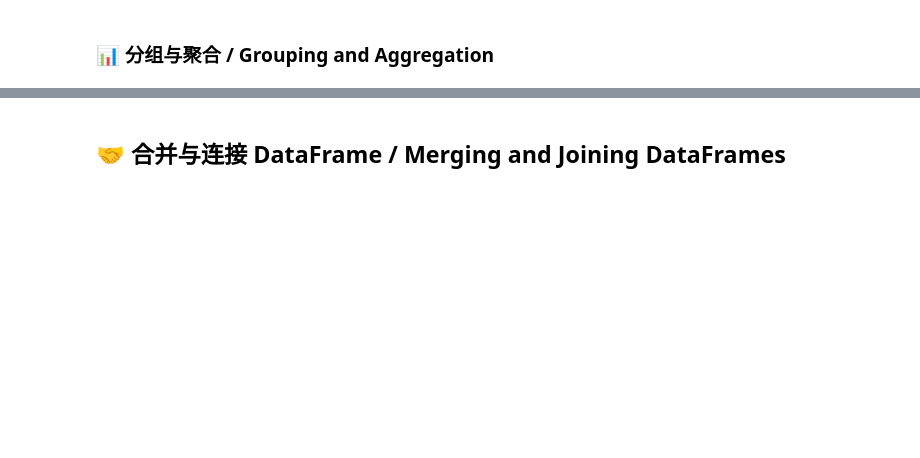
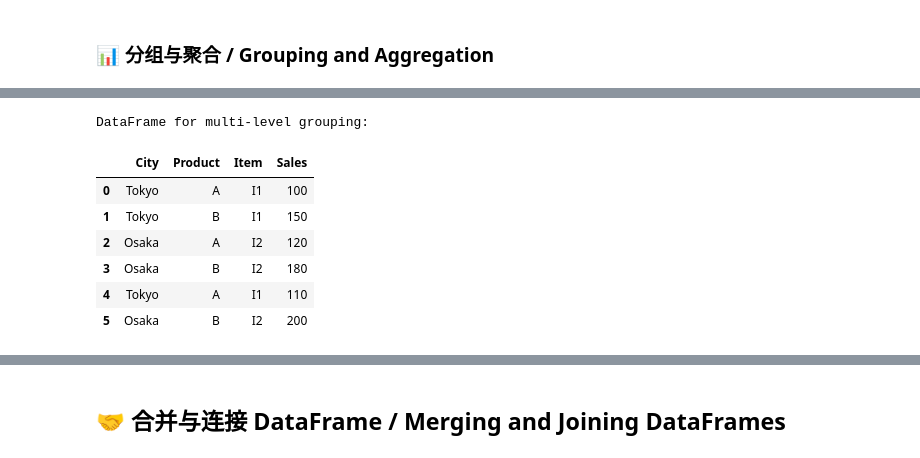
Before and after one commit to XTMay/python-data-science-course, a Jupyter notebook: notebooks/Lec_3_4_Introduction_to_Pandas.ipynb, the cells around one changed output, grey strips where cells are left out. Saved outputs shown, nothing was run; the diff lists cells and outputs as text; code cells hidden in the pictures; blank space fills up the shorter version.

```diff
--- a/notebooks/Lec_3_4_Introduction_to_Pandas.ipynb
+++ b/notebooks/Lec_3_4_Introduction_to_Pandas.ipynb
@@ -524,11 +707,21 @@ display(grouped_multi_agg)
 # %%
 # Create a DataFrame with multiple grouping columns
 data_multi_group = {
     'City': ['Tokyo', 'Tokyo', 'Osaka', 'Osaka', 'Tokyo', 'Osaka'],
     'Product': ['A', 'B', 'A', 'B', 'A', 'B'],
+    'Item': ['I1', 'I1', 'I2', 'I2', 'I1', 'I2'],
     'Sales': [100, 150, 120, 180, 110, 200]
 }
 df_multi_group = pd.DataFrame(data_multi_group)
 
 print("\nDataFrame for multi-level grouping:")
 display(df_multi_group)
+# %% [output]
+DataFrame for multi-level grouping:
+|  | City | Product | Item | Sales |
+| 0 | Tokyo | A | I1 | 100 |
+| 1 | Tokyo | B | I1 | 150 |
+| 2 | Osaka | A | I2 | 120 |
+| 3 | Osaka | B | I2 | 180 |
+| 4 | Tokyo | A | I1 | 110 |
+| 5 | Osaka | B | I2 | 200 |
```
Also changed, not shown: parts of 60 cells of this notebook.
